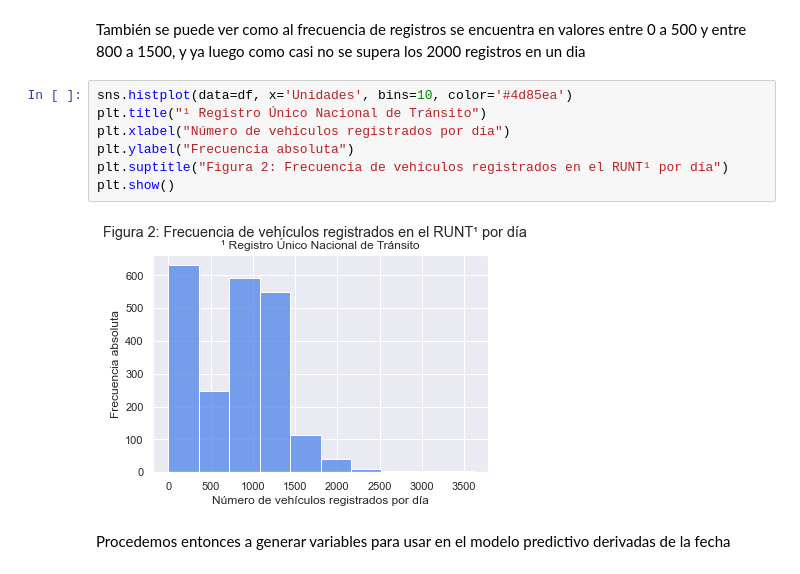
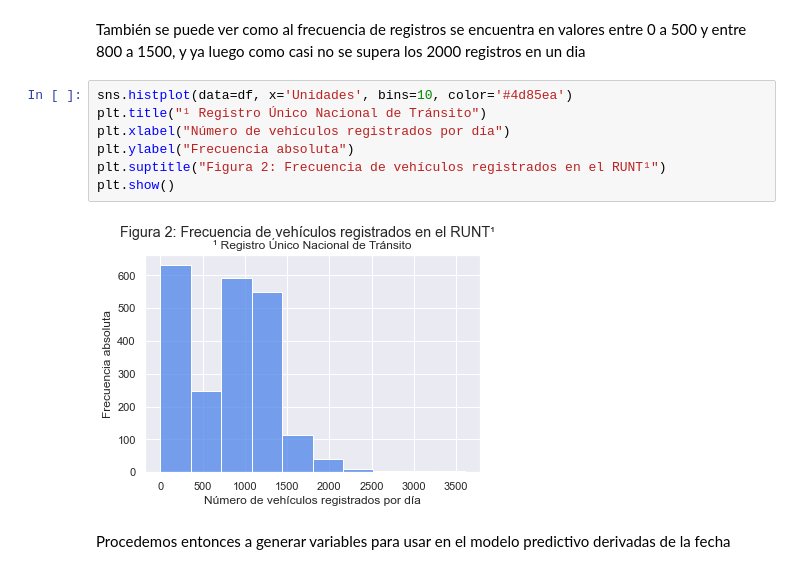
Before and after one commit to Pai-san/proyecto4-analitica, a Jupyter notebook: main.ipynb, the cells around one changed output. Cells and saved outputs as stored; diff of their text form.

```diff
--- a/main.ipynb
+++ b/main.ipynb
@@ -105,12 +105,12 @@ También se puede ver como al frecuencia de registros se encuentra en valores en
 # %%
 sns.histplot(data=df, x='Unidades', bins=10, color='#4d85ea')
 plt.title("¹ Registro Único Nacional de Tránsito")
 plt.xlabel("Número de vehículos registrados por día")
 plt.ylabel("Frecuencia absoluta")
-plt.suptitle("Figura 2: Frecuencia de vehículos registrados en el RUNT¹ por día")
+plt.suptitle("Figura 2: Frecuencia de vehículos registrados en el RUNT¹")
 plt.show()
 # %% [output]
-[figure, old version]
+[figure, new version]
 # %% [markdown]
 Procedemos entonces a generar variables para usar en el modelo predictivo derivadas de la fecha
 # %%
```
Also changed, not shown: parts of 5 cells of this notebook, 1 other file.
